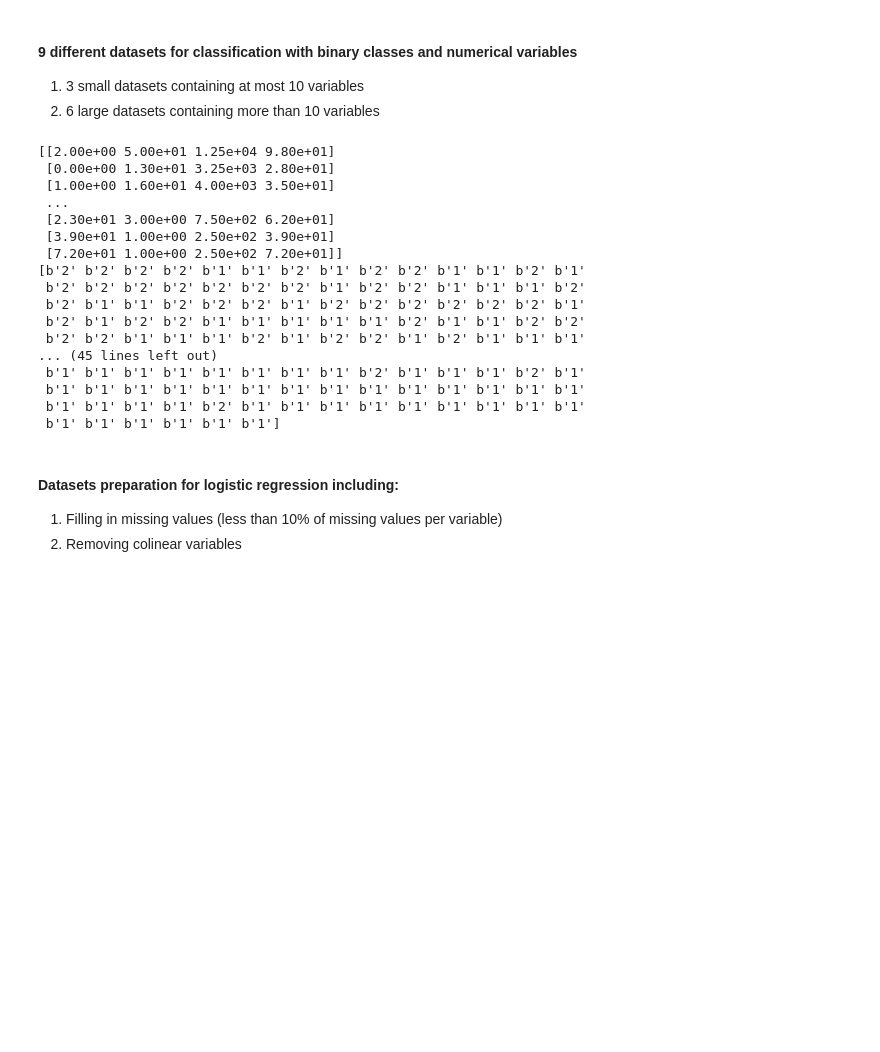
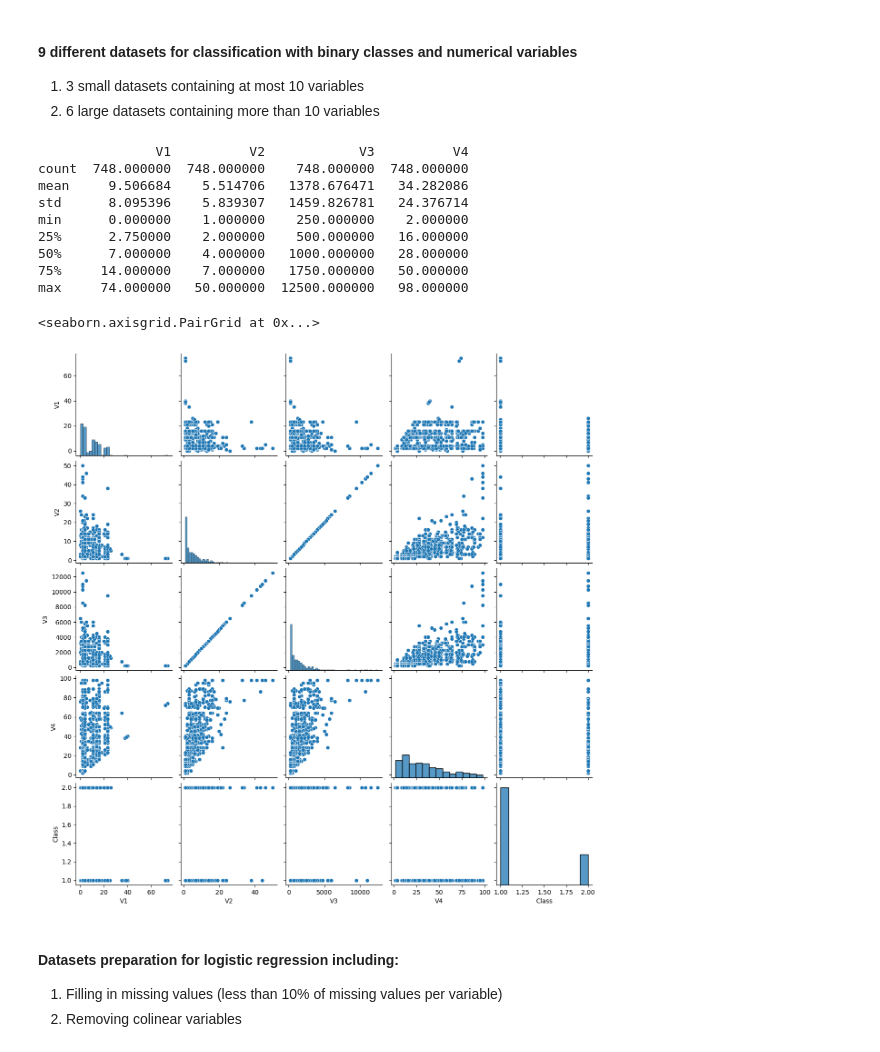
Before and after one commit to PrusWielki/advml-proj-1, a Jupyter notebook: solution.ipynb, the cells around one changed output. Cells and saved outputs as stored; diff of their text form; code cells hidden in the pictures; blank space fills up the shorter version.

Commit message:
pairplot

```diff
--- a/solution.ipynb
+++ b/solution.ipynb
@@ -20,31 +13,26 @@ please provide us feedback at https://github.com/pandas-dev/pandas/issues/54466
 # %%
 # Perform a small EDA of the datasets, check for missing values, print summary, add some short dataset description
 raw_data = loadarff("./Datasets/blood-transfusion-service-center.arff")
 df_data = pd.DataFrame(raw_data[0])
 df_no_class=df_data.drop('Class',axis=1)
 X = df_no_class.to_numpy()
 y = df_data['Class'].to_numpy()
-
-print(X)
-print(y)
+y[y==b'2']=2
+y[y==b'1']=1
+print(df_data.describe())
+sns.pairplot(df_data)
 # %% [output]
-[[2.00e+00 5.00e+01 1.25e+04 9.80e+01]
- [0.00e+00 1.30e+01 3.25e+03 2.80e+01]
- [1.00e+00 1.60e+01 4.00e+03 3.50e+01]
- ...
- [2.30e+01 3.00e+00 7.50e+02 6.20e+01]
- [3.90e+01 1.00e+00 2.50e+02 3.90e+01]
- [7.20e+01 1.00e+00 2.50e+02 7.20e+01]]
-[b'2' b'2' b'2' b'2' b'1' b'1' b'2' b'1' b'2' b'2' b'1' b'1' b'2' b'1'
- b'2' b'2' b'2' b'2' b'2' b'2' b'2' b'1' b'2' b'2' b'1' b'1' b'1' b'2'
- b'2' b'1' b'1' b'2' b'2' b'2' b'1' b'2' b'2' b'2' b'2' b'2' b'2' b'1'
- b'2' b'1' b'2' b'2' b'1' b'1' b'1' b'1' b'1' b'2' b'1' b'1' b'2' b'2'
- b'2' b'2' b'1' b'1' b'1' b'2' b'1' b'2' b'2' b'1' b'2' b'1' b'1' b'1'
-... (45 lines left out)
- b'1' b'1' b'1' b'1' b'1' b'1' b'1' b'1' b'2' b'1' b'1' b'1' b'2' b'1'
- b'1' b'1' b'1' b'1' b'1' b'1' b'1' b'1' b'1' b'1' b'1' b'1' b'1' b'1'
- b'1' b'1' b'1' b'1' b'2' b'1' b'1' b'1' b'1' b'1' b'1' b'1' b'1' b'1'
- b'1' b'1' b'1' b'1' b'1' b'1']
+               V1          V2            V3          V4
+count  748.000000  748.000000    748.000000  748.000000
+mean     9.506684    5.514706   1378.676471   34.282086
+std      8.095396    5.839307   1459.826781   24.376714
+min      0.000000    1.000000    250.000000    2.000000
+25%      2.750000    2.000000    500.000000   16.000000
+50%      7.000000    4.000000   1000.000000   28.000000
+75%     14.000000    7.000000   1750.000000   50.000000
+max     74.000000   50.000000  12500.000000   98.000000
+<seaborn.axisgrid.PairGrid at 0x...>
+[figure, added]
 # %% [markdown]
 #### Datasets preparation for logistic regression including:
 1. Filling in missing values (less than 10% of missing values per variable)
```
Also changed, not shown: parts of 1 cell of this notebook.
